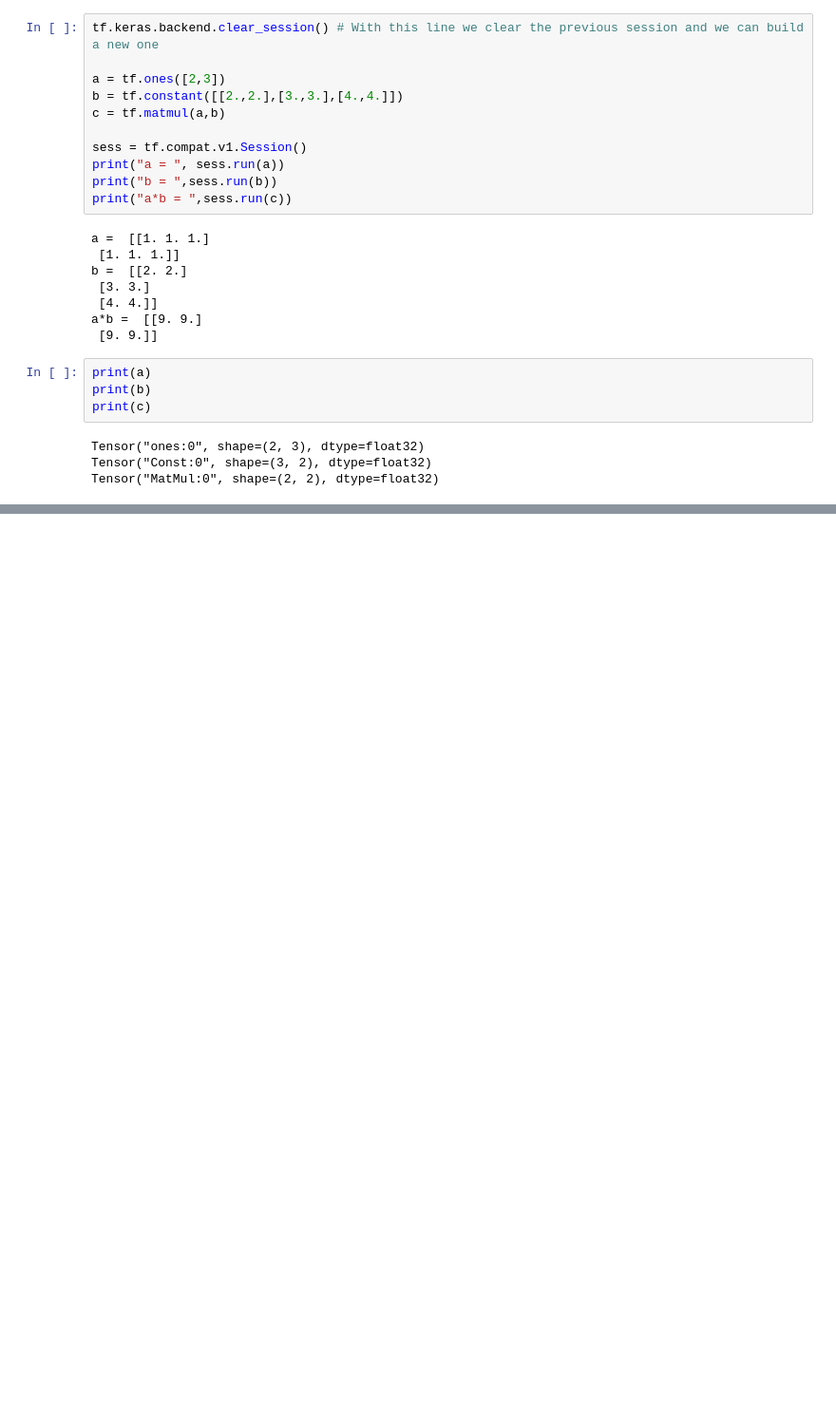
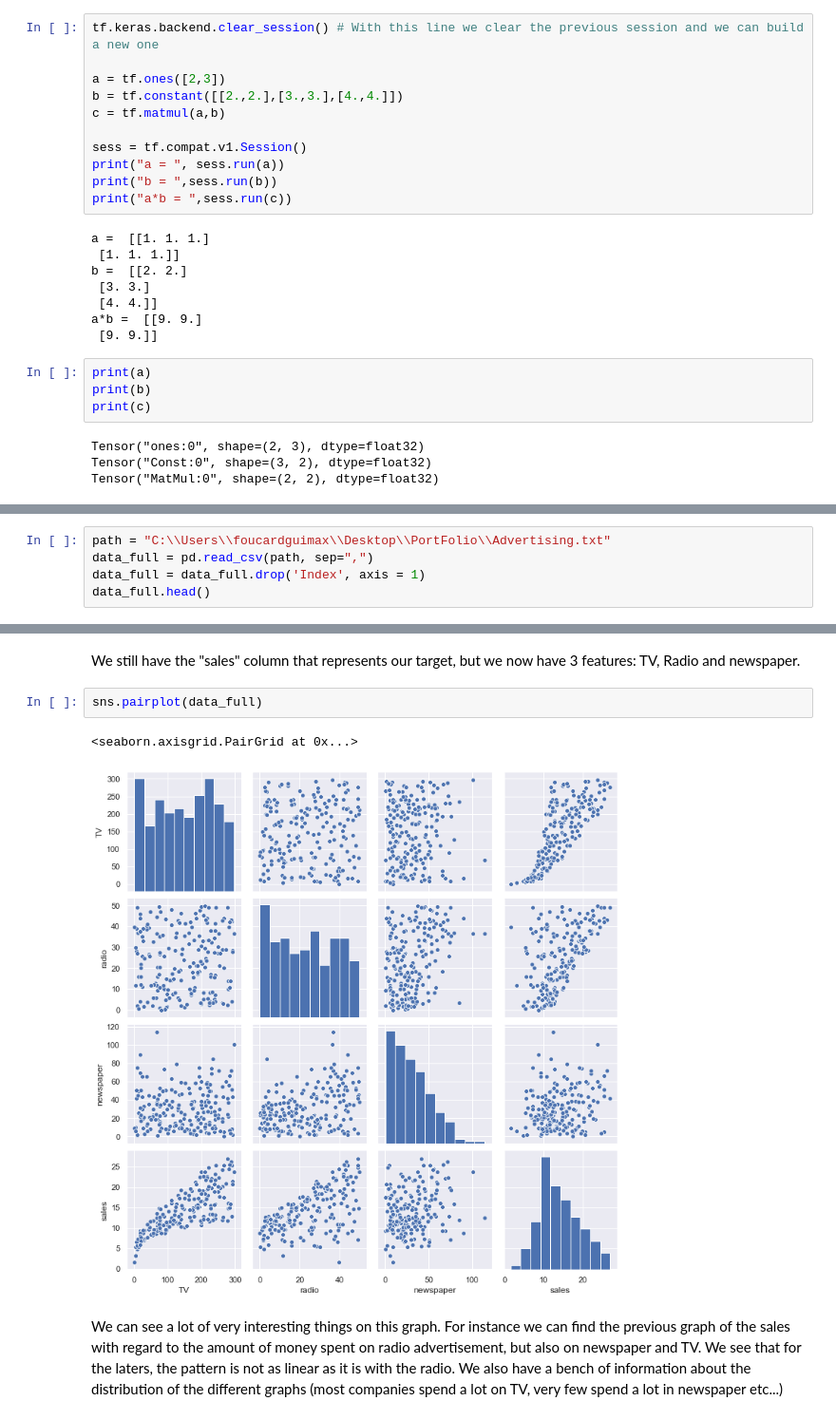
Before and after one commit to TrefleEncornet2/PortFolio, a Jupyter notebook: Intro_tensorflow.ipynb, the cells around one changed output, grey strips where cells are left out. Shown at 95% size. Saved outputs shown, nothing was run; the diff lists cells and outputs as text; blank space fills up the shorter version.

```diff
--- a/Intro_tensorflow.ipynb
+++ b/Intro_tensorflow.ipynb
@@ -429,0 +440,5 @@ epoch: 45 error:  0.13690613 weight: 0.49363628 bias: -0.13108133
+# %%
+path = "C:\\Users\\foucardguimax\\Desktop\\PortFolio\\Advertising.txt"
+data_full = pd.read_csv(path, sep=",")
+data_full = data_full.drop('Index', axis = 1)
+data_full.head()
@@ -429,0 +452,9 @@ epoch: 45 error:  0.13690613 weight: 0.49363628 bias: -0.13108133
+# %% [markdown]
+We still have the "sales" column that represents our target, but we now have 3 features: TV, Radio and newspaper.
+# %%
+sns.pairplot(data_full)
+# %% [output]
+<seaborn.axisgrid.PairGrid at 0x...>
+[figure, added]
+# %% [markdown]
+We can see a lot of very interesting things on this graph. For instance we can find the previous graph of the sales with regard to the amount of money spent on radio advertisement, but also on newspaper and TV. We see that for the laters, the pattern is not as linear as it is with the radio. We also have a bench of information about the distribution of the different graphs (most companies spend a lot on TV, very few spend a lot in newspaper etc...)
```
Also changed, not shown: parts of 36 cells of this notebook.
